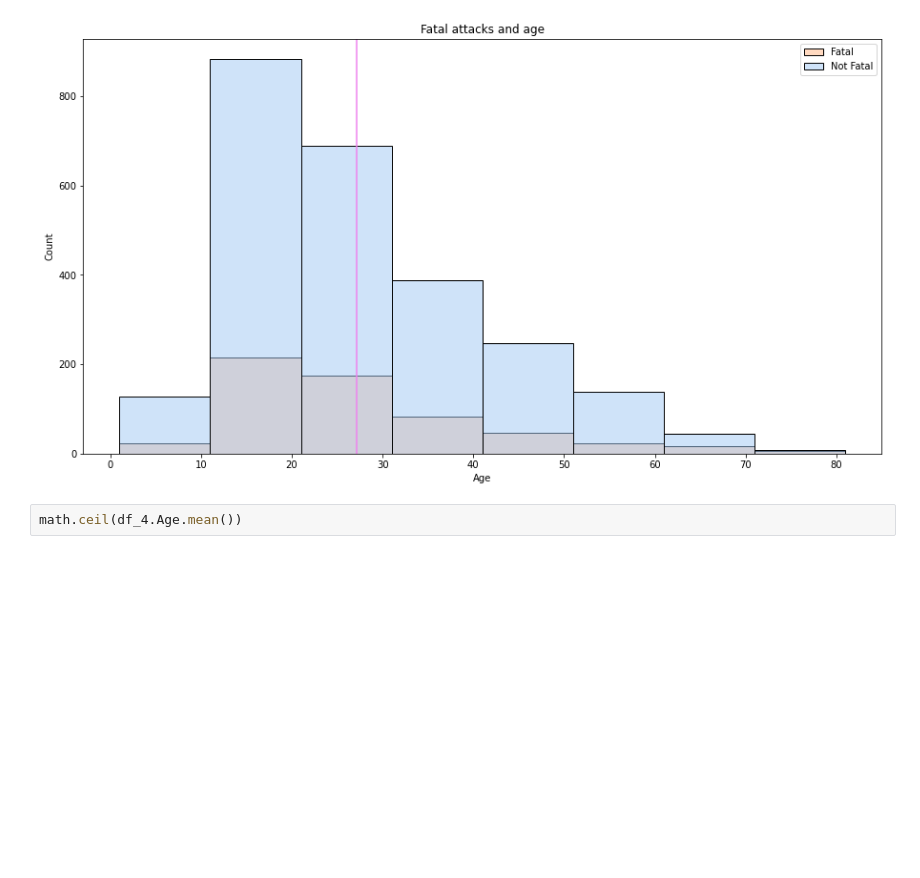
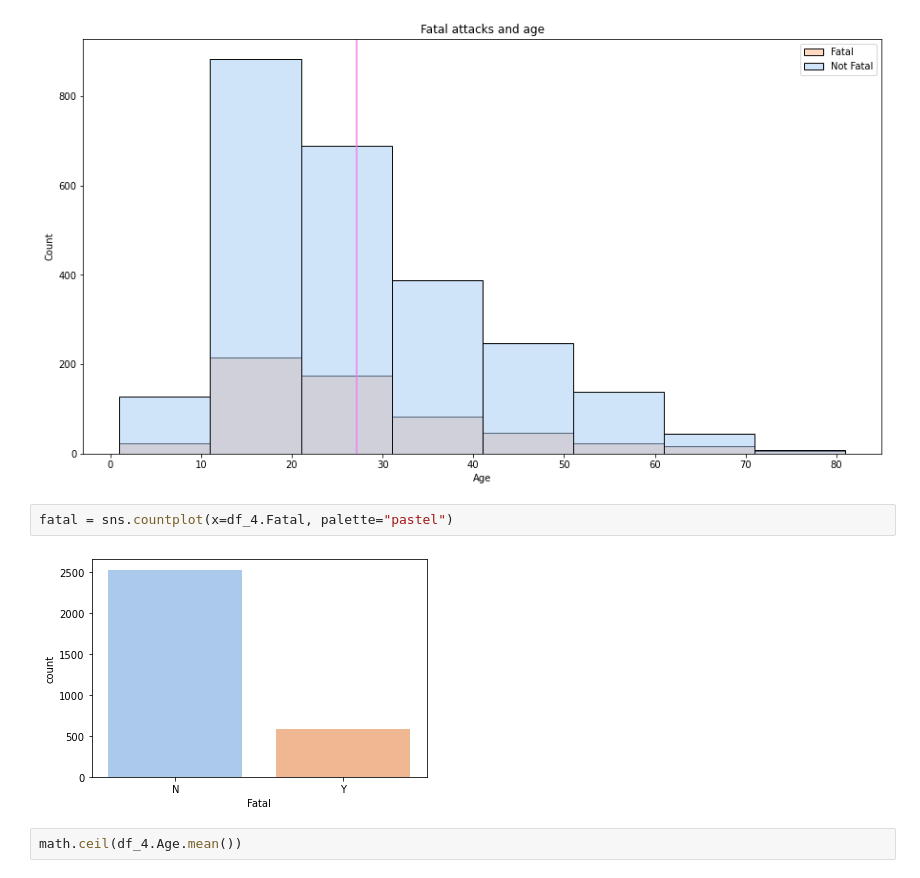
Before and after one commit to julistary/pandas_project, a Jupyter notebook: 3_visualization.ipynb, the cells around one changed output. Saved outputs shown, nothing was run; the diff lists cells and outputs as text; blank space fills up the shorter version.

```diff
--- a/3_visualization.ipynb
+++ b/3_visualization.ipynb
@@ -83,6 +83,10 @@ ax.set_title("Fatal attacks and age")
 # %% [output]
 Text(0.5, 1.0, 'Fatal attacks and age')
 [figure]
+# %%
+fatal = sns.countplot(x=df_4.Fatal, palette="pastel")
+# %% [output]
+[figure, added]
 # %%
 math.ceil(df_4.Age.mean())
 # %% [output]
```
Also changed, not shown: parts of 1 cell of this notebook, 6 other files.
